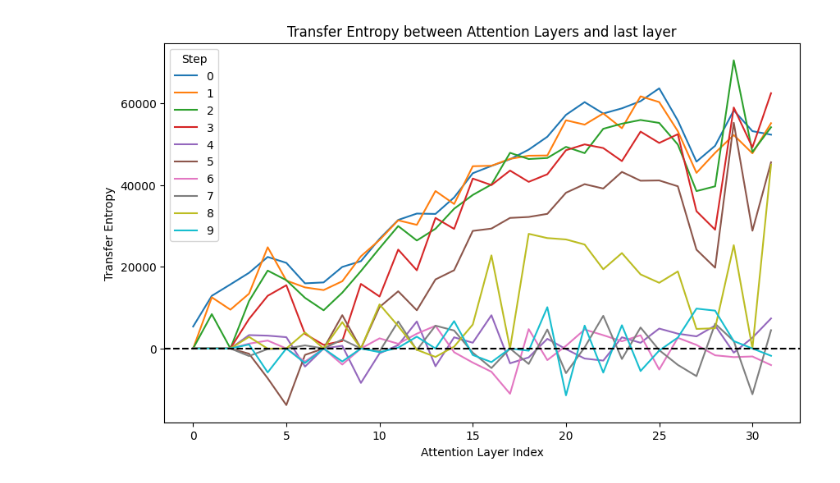
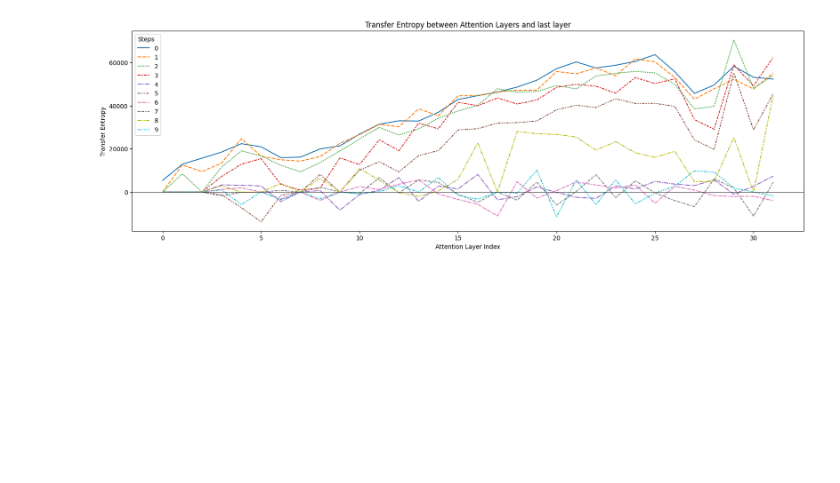
Before and after one commit to Matteo-Candi/Master-Thesis, a Jupyter notebook: plots/NOSE.ipynb, the cells around one changed output. Cells and saved outputs as stored; diff of their text form; code cells hidden in the pictures; blank space fills up the shorter version.

```diff
--- a/plots/NOSE.ipynb
+++ b/plots/NOSE.ipynb
@@ -7,34 +6,39 @@ import pandas as pd
 # %%
 import json
 
 path = '../code/NOSE_results_single_sample.json'
 path = '../code/NOSE_results.json'
 
 # DIffernces
 # - addd 2 * x in hidden state
 # - using the avarege of 10 samples
 
 with open(path) as f:
     data = json.load(f)
 
 
 te_matrix = np.zeros((len(data.keys()), 32))
 
 for i, (key, value) in enumerate(data.items()):
     for j, (k, v) in enumerate(data[key]['transfer_entropy'].items()):
         te_matrix[i, int(k)] = v
+
+
+plt.figure(figsize=(20, 6))
+
+sns.lineplot(data=pd.DataFrame(te_matrix).T, dashes=True)
+plt.axhline(0, color='black', linestyle='-', linewidth=0.5)
+plt.xlabel('Attention Layer Index')
+plt.ylabel('Transfer Entropy')
+leg = plt.legend(title='Steps', loc='upper left')
+leg._legend_box.align = "left"
+plt.title('Transfer Entropy between Attention Layers and last layer')
+
+
+
+plt.show()
+# %% [output]
+[figure, added]
-# %%
-plt.figure(figsize=(10, 6))
-
-sns.lineplot(data=pd.DataFrame(te_matrix).T, dashes=False)
-plt.axhline(0, color='black', linestyle='--')
-plt.xlabel('Attention Layer Index')
-plt.ylabel('Transfer Entropy')
-plt.legend(title='Step')
-plt.title('Transfer Entropy between Attention Layers and last layer')
-plt.show()
-# %% [output]
-[figure, removed]
 # %%
 num_layers = 32
 steps = list(data.keys())
```
Also changed, not shown: parts of 2 cells of this notebook, 8 other files.
